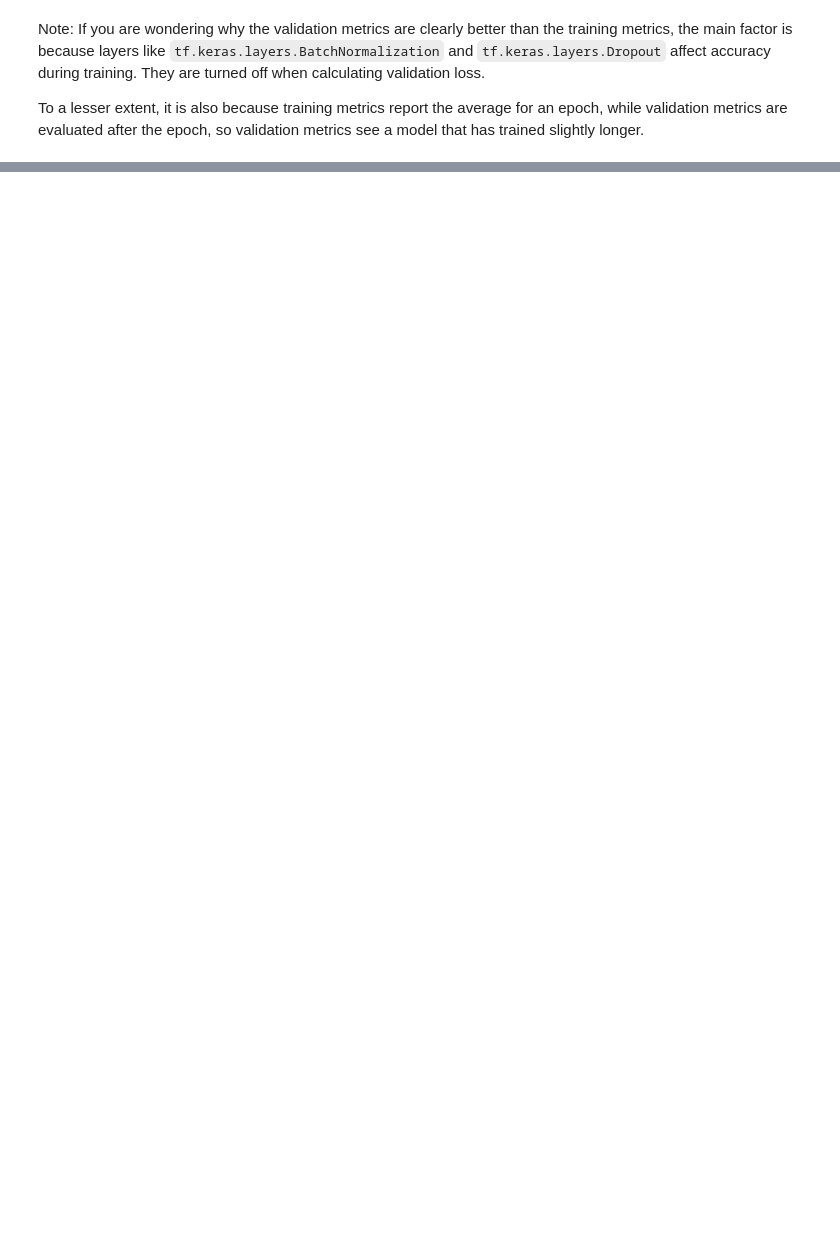
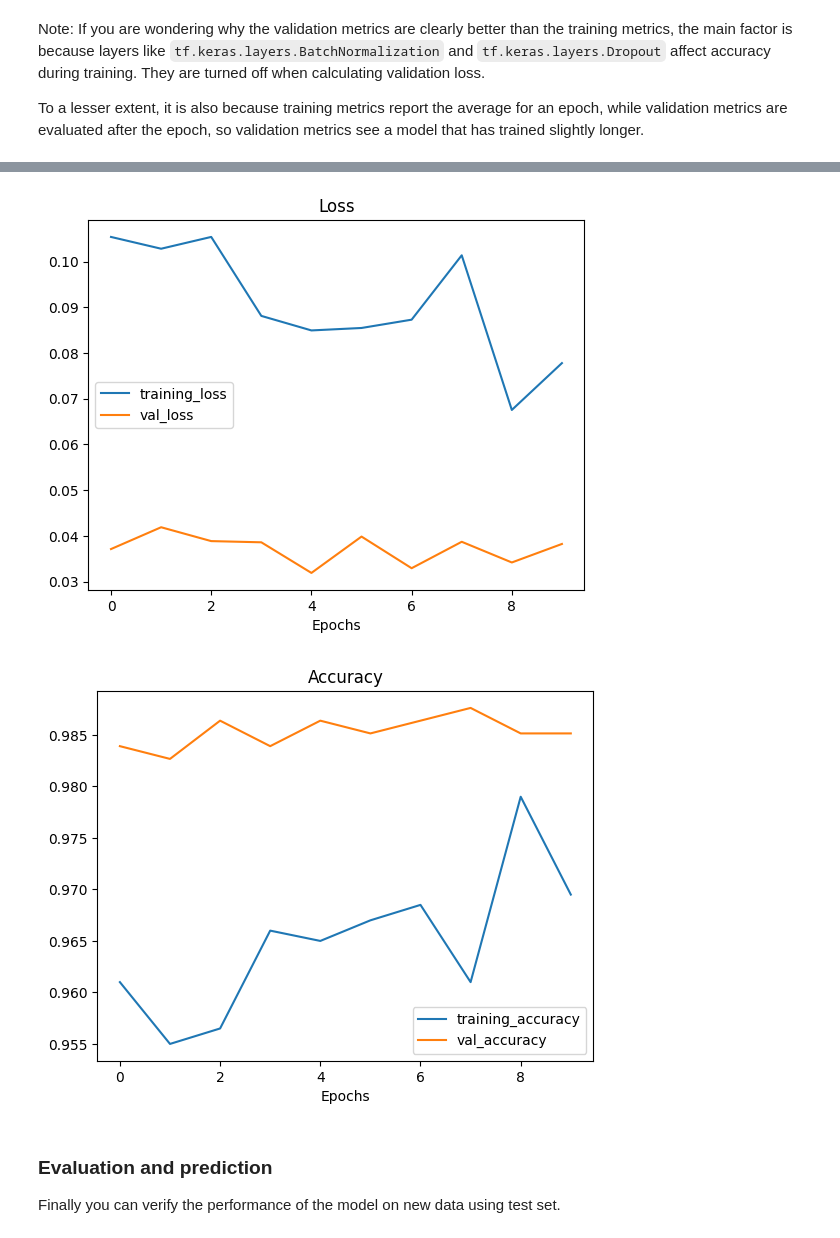
Before and after one commit to seanjiangsh/ztm-tensorflow, a Jupyter notebook: 04_transfer_learning_in_tensorflow_part_1_exercise.ipynb, the cells around one changed output, grey strips where cells are left out. Cells and saved outputs as stored; diff of their text form; code cells hidden in the pictures; blank space fills up the shorter version.

Commit message:
Transfer learning part 1 parctice: Fine tuning

```diff
--- a/04_transfer_learning_in_tensorflow_part_1_exercise.ipynb
+++ b/04_transfer_learning_in_tensorflow_part_1_exercise.ipynb
@@ -446,0 +476,4 @@ To a lesser extent, it is also because training metrics report the average for a
+# %%
+model.compile(loss=tf.keras.losses.BinaryCrossentropy(),
+              optimizer = tf.keras.optimizers.RMSprop(learning_rate=base_learning_rate/10),
+              metrics=[tf.keras.metrics.BinaryAccuracy(threshold=0.5, name='accuracy')])
@@ -446,0 +512,9 @@ To a lesser extent, it is also because training metrics report the average for a
+# %%
+fine_tune_epochs = 10
+total_epochs =  initial_epochs + fine_tune_epochs
+
+history_fine = model.fit(
+    train_dataset,
+    epochs=total_epochs,
+    initial_epoch=len(history.epoch),
+    validation_data=validation_dataset)
@@ -446,0 +546,9 @@ To a lesser extent, it is also because training metrics report the average for a
+# %%
+plot_loss_curves(history_fine)
+# %% [output]
+[figure, added]
+[figure, added]
+# %% [markdown]
+### Evaluation and prediction
+
+Finally you can verify the performance of the model on new data using test set.
```
Also changed, not shown: parts of 23 cells of this notebook, 1 other file.
